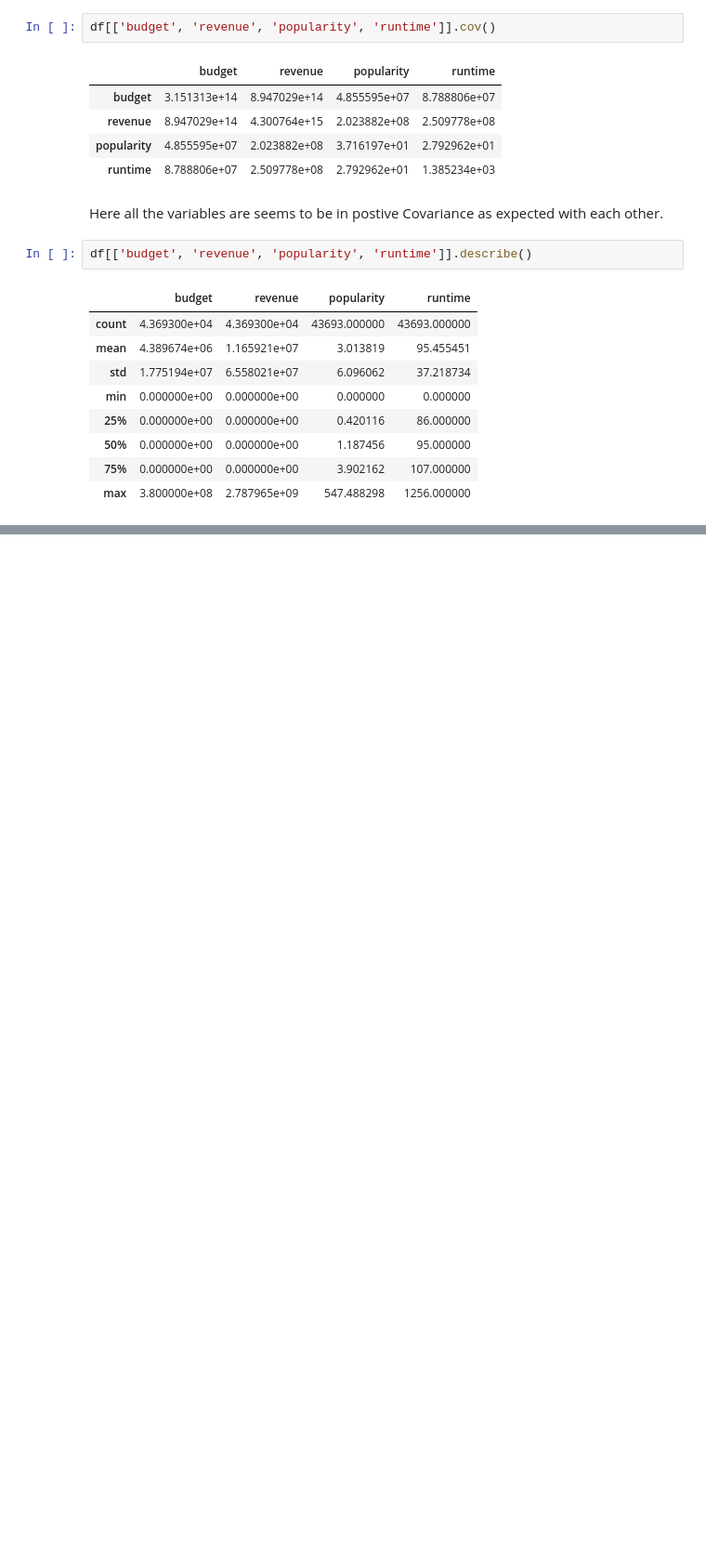
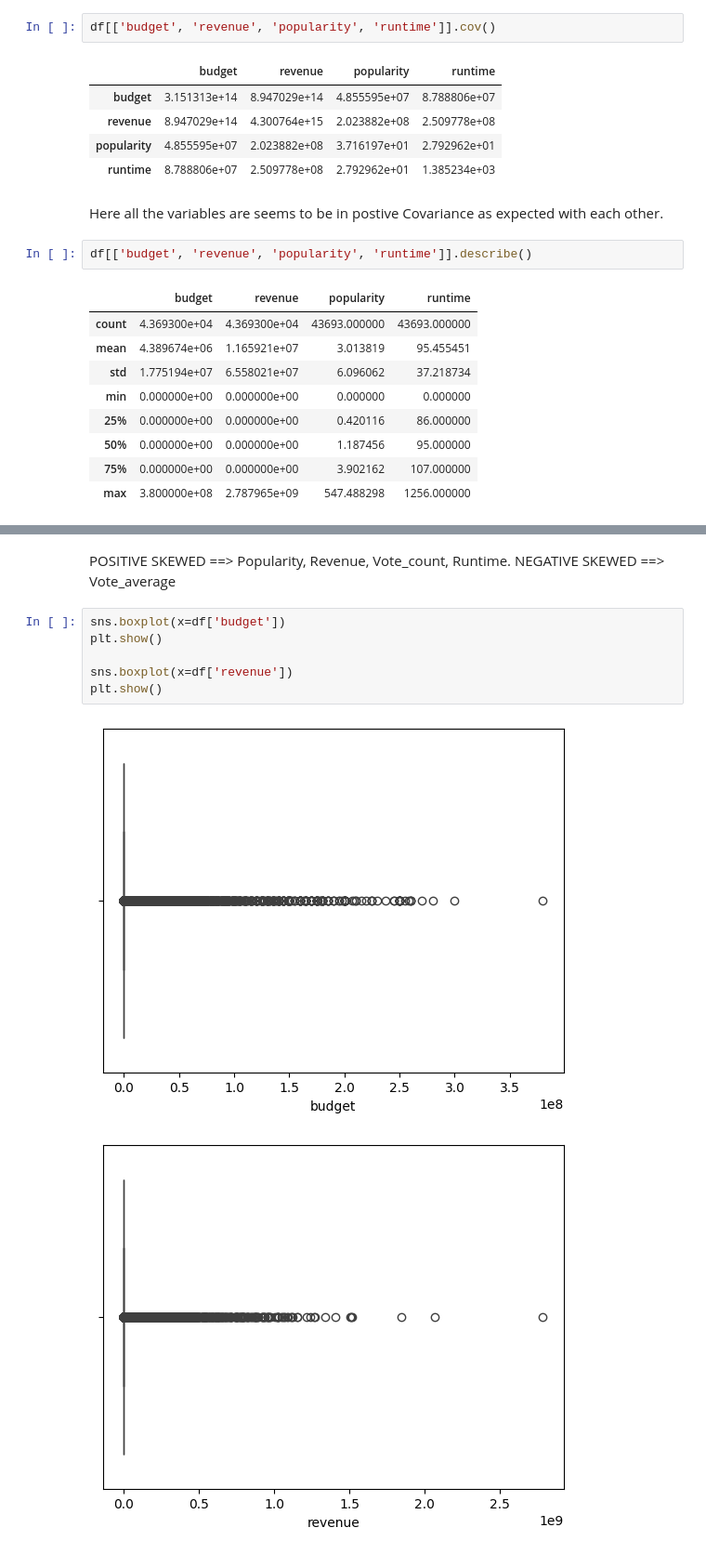
Before and after one commit to lostithi/movie_project, a Jupyter notebook: eda_final.ipynb, the cells around one changed output, grey strips where cells are left out. Shown: that part at 93% size. Cells and saved outputs as stored; diff of their text form; blank space fills up the shorter version.

```diff
--- a/eda_final.ipynb
+++ b/eda_final.ipynb
@@ -437,0 +471,12 @@ plt.show()
+# %% [markdown]
+POSITIVE SKEWED ==> Popularity, Revenue, Vote_count, Runtime.
+NEGATIVE SKEWED ==> Vote_average
+# %%
+sns.boxplot(x=df['budget'])
+plt.show()
+
+sns.boxplot(x=df['revenue'])
+plt.show()
+# %% [output]
+[figure, added]
+[figure, added]
```
Also changed, not shown: parts of 10 cells of this notebook.
